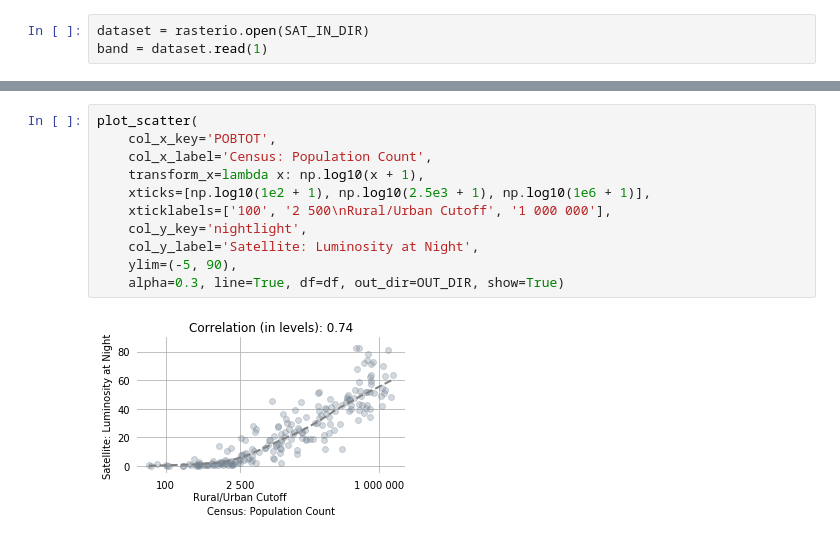
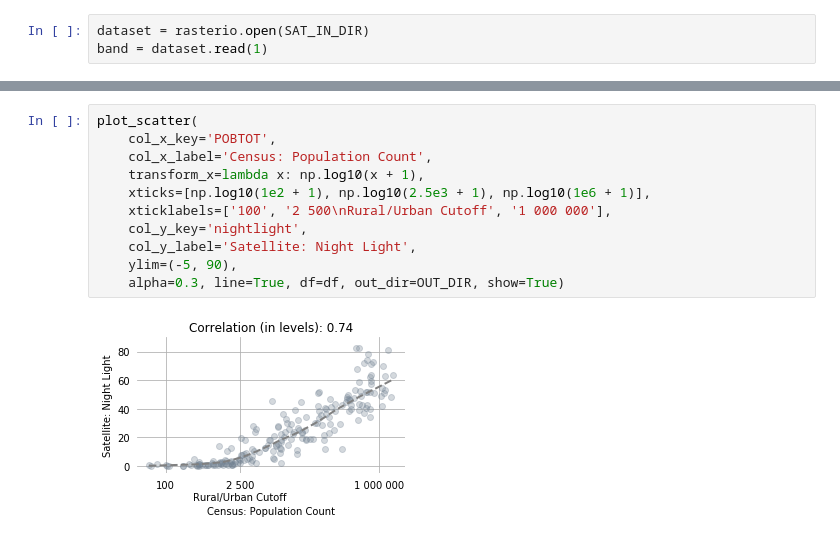
Before and after one commit to luna983/beyond-nightlight, a Jupyter notebook: exp0_step7_AnalyzeNightlight.ipynb, the cells around one changed output, grey strips where cells are left out. Cells and saved outputs as stored; diff of their text form.

```diff
--- a/exp0_step7_AnalyzeNightlight.ipynb
+++ b/exp0_step7_AnalyzeNightlight.ipynb
@@ -53,13 +194,13 @@ df['nightlight'] = [band[i[1], i[0]] for i in idx]
 # %%
 plot_scatter(
     col_x_key='POBTOT',
     col_x_label='Census: Population Count',
     transform_x=lambda x: np.log10(x + 1),
     xticks=[np.log10(1e2 + 1), np.log10(2.5e3 + 1), np.log10(1e6 + 1)],
     xticklabels=['100', '2 500\nRural/Urban Cutoff', '1 000 000'],
     col_y_key='nightlight',
-    col_y_label='Satellite: Luminosity at Night',
+    col_y_label='Satellite: Night Light',
     ylim=(-5, 90),
     alpha=0.3, line=True, df=df, out_dir=OUT_DIR, show=True)
 # %% [output]
-[figure, old version]
+[figure, new version]
```
Also changed, not shown: parts of 24 cells of this notebook, 23 other files.
